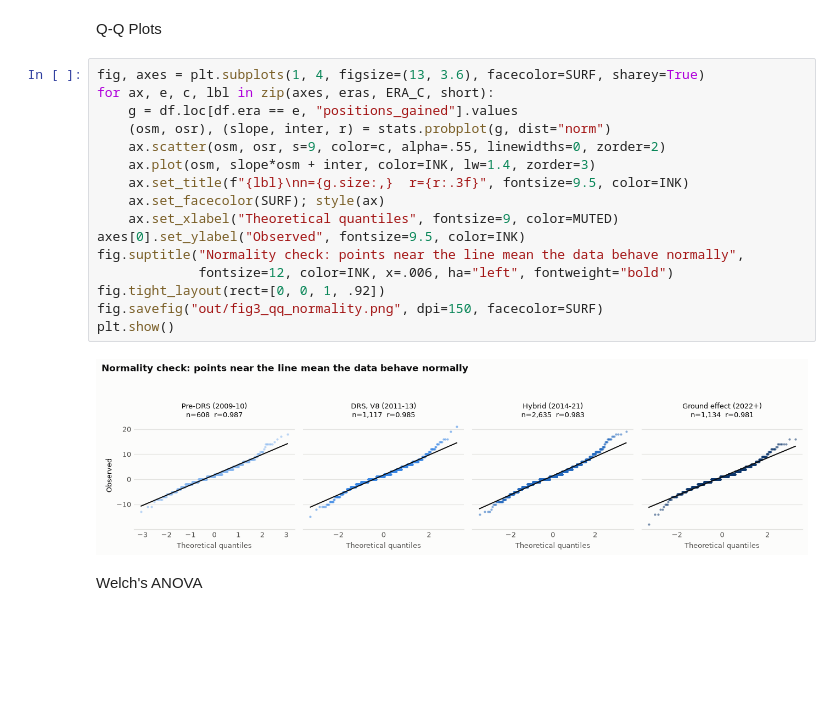
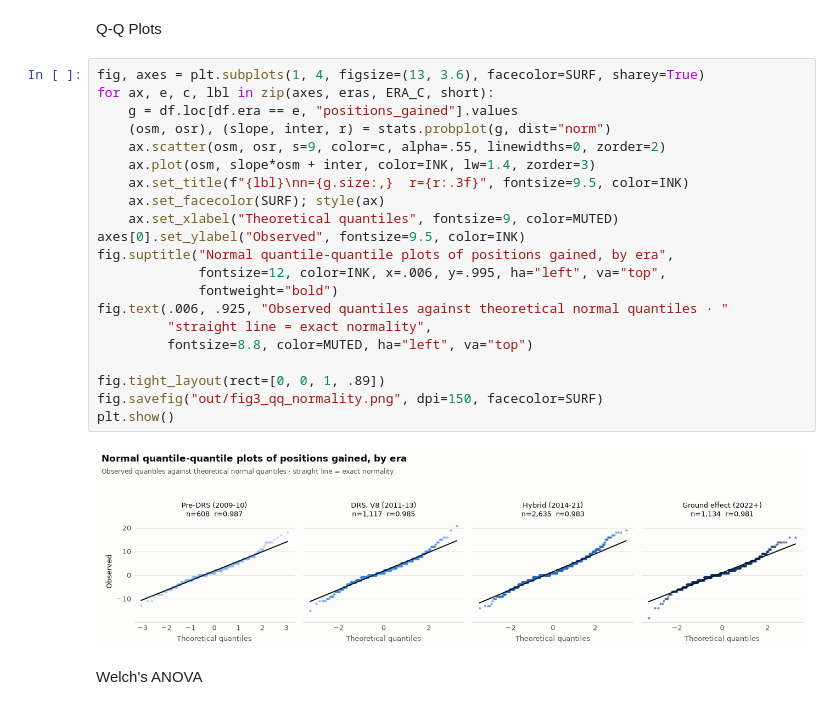
Before and after one commit to jamesbundrick/f1_qualifying_analysis, a Jupyter notebook: 03_analysis.ipynb, the cells around one changed output. Cells and saved outputs as stored; diff of their text form; blank space fills up the shorter version.

Commit message:
Updated image titles and restarted Notebook_3

```diff
--- a/03_analysis.ipynb
+++ b/03_analysis.ipynb
@@ -104,21 +104,26 @@ Q-Q Plots
 # %%
 fig, axes = plt.subplots(1, 4, figsize=(13, 3.6), facecolor=SURF, sharey=True)
 for ax, e, c, lbl in zip(axes, eras, ERA_C, short):
     g = df.loc[df.era == e, "positions_gained"].values
     (osm, osr), (slope, inter, r) = stats.probplot(g, dist="norm")
     ax.scatter(osm, osr, s=9, color=c, alpha=.55, linewidths=0, zorder=2)
     ax.plot(osm, slope*osm + inter, color=INK, lw=1.4, zorder=3)
     ax.set_title(f"{lbl}\nn={g.size:,}  r={r:.3f}", fontsize=9.5, color=INK)
     ax.set_facecolor(SURF); style(ax)
     ax.set_xlabel("Theoretical quantiles", fontsize=9, color=MUTED)
 axes[0].set_ylabel("Observed", fontsize=9.5, color=INK)
-fig.suptitle("Normality check: points near the line mean the data behave normally",
-             fontsize=12, color=INK, x=.006, ha="left", fontweight="bold")
-fig.tight_layout(rect=[0, 0, 1, .92])
+fig.suptitle("Normal quantile-quantile plots of positions gained, by era",
+             fontsize=12, color=INK, x=.006, y=.995, ha="left", va="top",
+             fontweight="bold")
+fig.text(.006, .925, "Observed quantiles against theoretical normal quantiles · "
+         "straight line = exact normality",
+         fontsize=8.8, color=MUTED, ha="left", va="top")
+
+fig.tight_layout(rect=[0, 0, 1, .89])
 fig.savefig("out/fig3_qq_normality.png", dpi=150, facecolor=SURF)
 plt.show()
 # %% [output]
-[figure, old version]
+[figure, new version]
 # %% [markdown]
 Welch's ANOVA
 # %%
```
Also changed, not shown: parts of 5 cells of this notebook, 8 other files.
